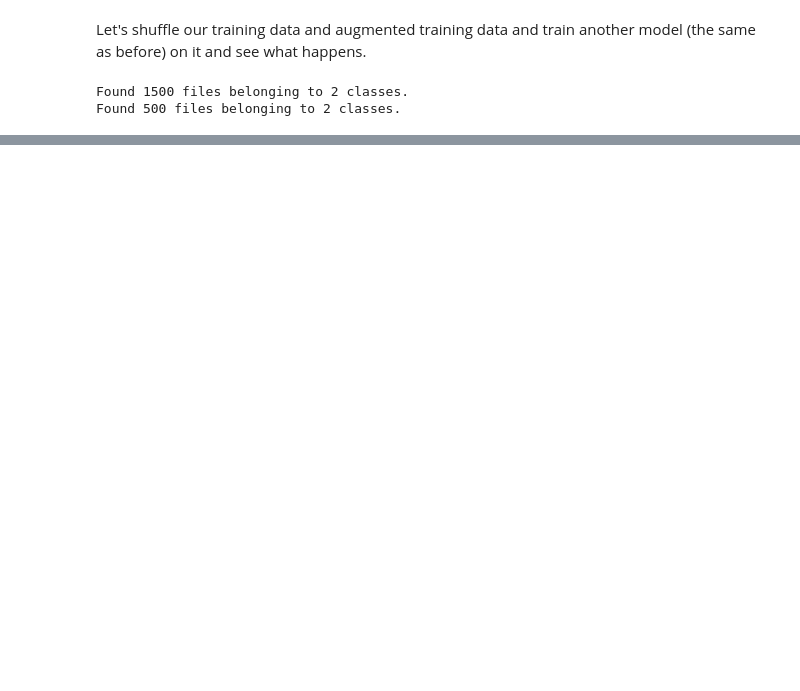
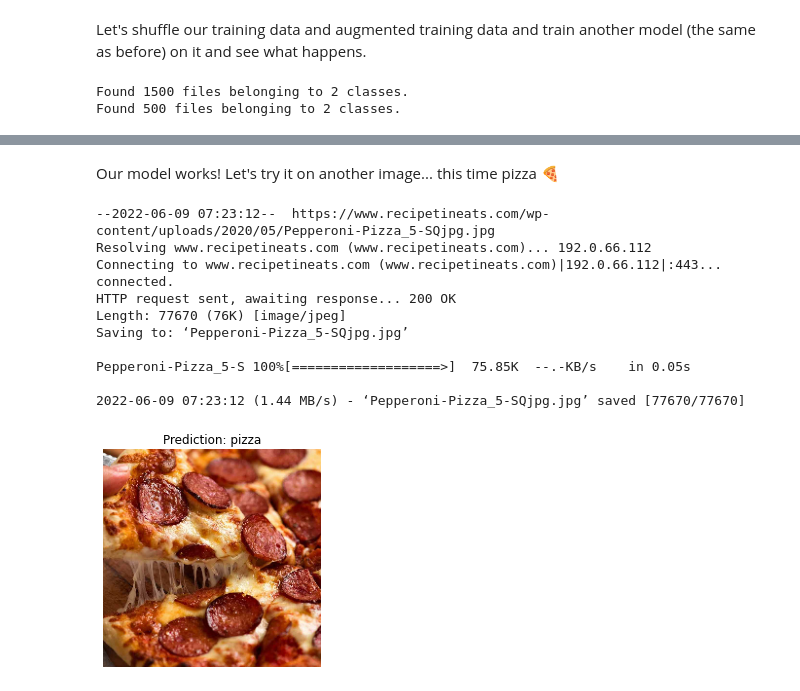
Before and after one commit to johanesPao/tensorflow_developer_certificate, a Jupyter notebook: 03_introduction_to_computer_vision_with_tensorflow.ipynb, the cells around one changed output, grey strips where cells are left out. Drawn from its saved outputs; the diff is of its cells as text; code cells hidden in the pictures; blank space fills up the shorter version.

```diff
--- a/03_introduction_to_computer_vision_with_tensorflow.ipynb
+++ b/03_introduction_to_computer_vision_with_tensorflow.ipynb
@@ -894,0 +1027,18 @@ plot_loss_curves(history_7)
+# %% [markdown]
+Our model works! Let's try it on another image... this time pizza 🍕
+# %%
+# Download another test custom image and make a prediction on it
+!wget https://www.recipetineats.com/wp-content/uploads/2020/05/Pepperoni-Pizza_5-SQjpg.jpg
+pred_and_plot(model_7, 'Pepperoni-Pizza_5-SQjpg.jpg')
+# %% [output]
+--2022-06-09 07:23:12--  https://www.recipetineats.com/wp-content/uploads/2020/05/Pepperoni-Pizza_5-SQjpg.jpg
+Resolving www.recipetineats.com (www.recipetineats.com)... 192.0.66.112
+Connecting to www.recipetineats.com (www.recipetineats.com)|192.0.66.112|:443... connected.
+HTTP request sent, awaiting response... 200 OK
+Length: 77670 (76K) [image/jpeg]
+Saving to: ‘Pepperoni-Pizza_5-SQjpg.jpg’
+
+Pepperoni-Pizza_5-S 100%[===================>]  75.85K  --.-KB/s    in 0.05s
+
+2022-06-09 07:23:12 (1.44 MB/s) - ‘Pepperoni-Pizza_5-SQjpg.jpg’ saved [77670/77670]
+[figure, added]
```
Also changed, not shown: parts of 89 cells of this notebook.
